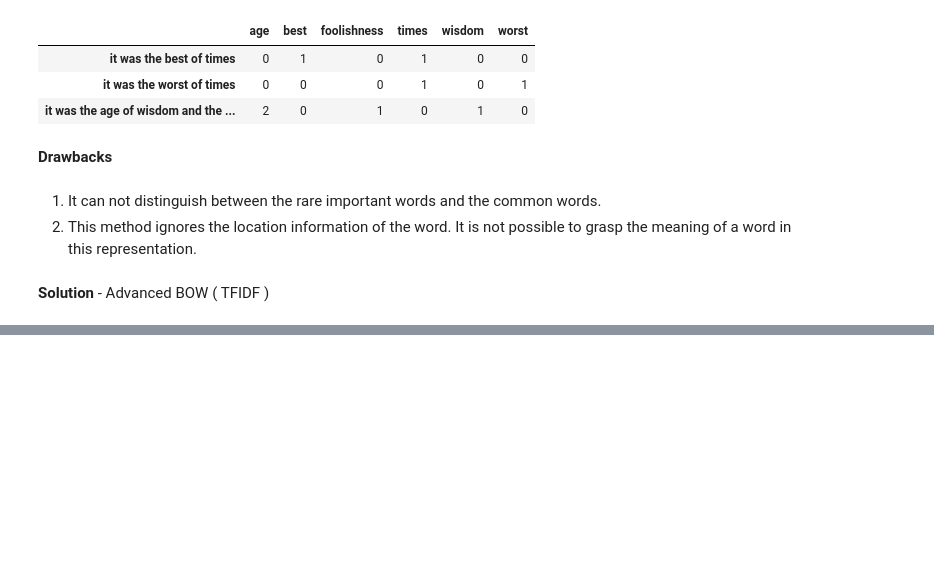
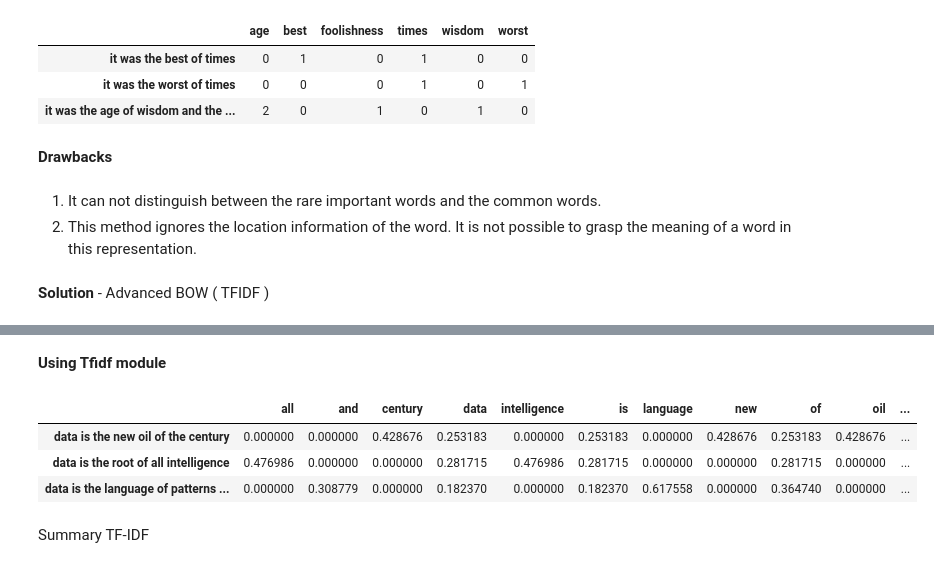
Before and after one commit to theCuriousHAT/TextRepresentationNLP, a Jupyter notebook: Text_representation/nlp2_text_repre_medium_article.ipynb, the cells around one changed output, grey strips where cells are left out. Saved outputs shown, nothing was run; the diff lists cells and outputs as text; code cells hidden in the pictures; blank space fills up the shorter version.

```diff
--- a/Text_representation/nlp2_text_repre_medium_article.ipynb
+++ b/Text_representation/nlp2_text_repre_medium_article.ipynb
@@ -312,0 +397,17 @@ TF-IDF is mainly composed of two components - Term Frequency(TF) & IDF (Inverse
+# %% [markdown]
+**Using Tfidf module**
+# %%
+from sklearn.feature_extraction.text import TfidfVectorizer
+tfidf = TfidfVectorizer()
+model = tfidf.fit_transform(corpus).todense()
+df = pd.DataFrame(model)
+df.columns = tfidf.get_feature_names_out()
+df.index = corpus
+display(df)
+# %% [output]
+|  | all | and | century | data | intelligence | is | language | new | of | oil | ... |
+| data is the new oil of the century | 0.000000 | 0.000000 | 0.428676 | 0.253183 | 0.000000 | 0.253183 | 0.000000 | 0.428676 | 0.253183 | 0.428676 | ... |
+| data is the root of all intelligence | 0.476986 | 0.000000 | 0.000000 | 0.281715 | 0.476986 | 0.281715 | 0.000000 | 0.000000 | 0.281715 | 0.000000 | ... |
+| data is the language of patterns ... | 0.000000 | 0.308779 | 0.000000 | 0.182370 | 0.000000 | 0.182370 | 0.617558 | 0.000000 | 0.364740 | 0.000000 | ... |
+# %% [markdown]
+Summary TF-IDF
```
Also changed, not shown: parts of 24 cells of this notebook.
